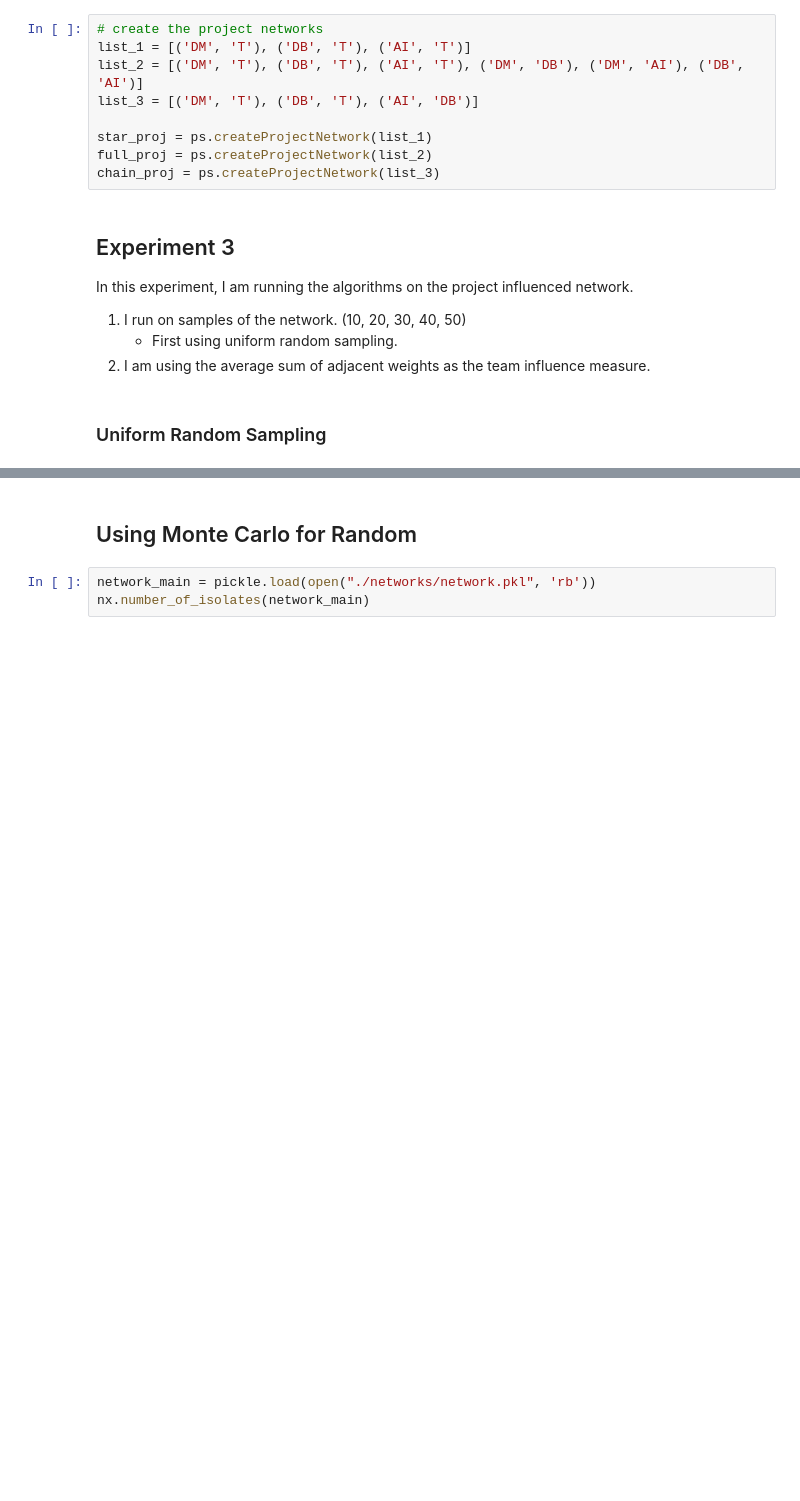
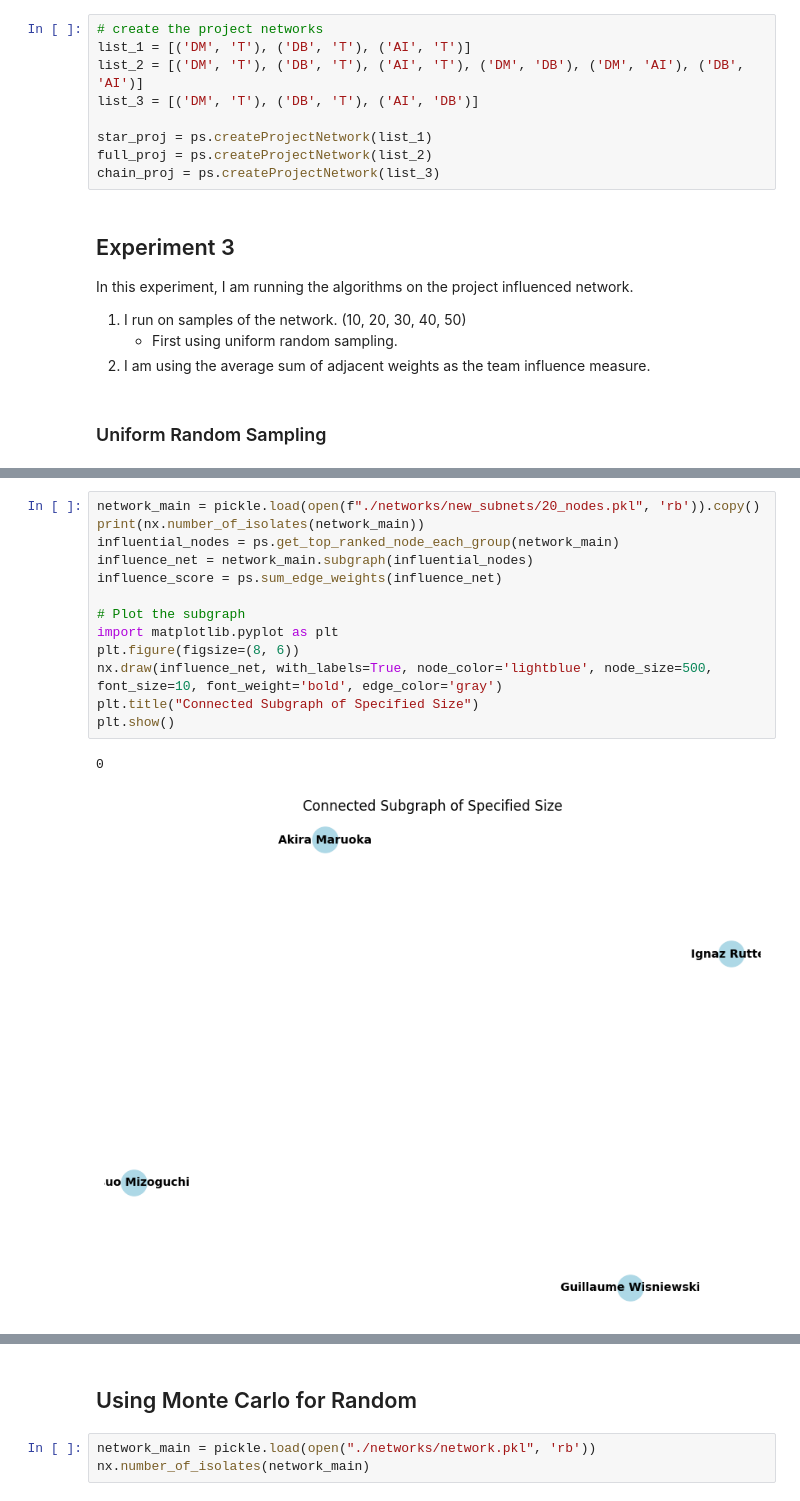
Before and after one commit to twumasimb/DBLP-Analysis, a Jupyter notebook: experiment_3.ipynb, the cells around one changed output, grey strips where cells are left out. Cells and saved outputs as stored; diff of their text form; blank space fills up the shorter version.

```diff
--- a/experiment_3.ipynb
+++ b/experiment_3.ipynb
@@ -154,2 +154,18 @@ Team :T, Node: Patrice Enjalbert, Rank: 1
 
 --------      Using Random Strategy     -------
+# %%
+network_main = pickle.load(open(f"./networks/new_subnets/20_nodes.pkl", 'rb')).copy()
+print(nx.number_of_isolates(network_main))
+influential_nodes = ps.get_top_ranked_node_each_group(network_main)
+influence_net = network_main.subgraph(influential_nodes)
+influence_score = ps.sum_edge_weights(influence_net)
+
+# Plot the subgraph
+import matplotlib.pyplot as plt
+plt.figure(figsize=(8, 6))
+nx.draw(influence_net, with_labels=True, node_color='lightblue', node_size=500, font_size=10, font_weight='bold', edge_color='gray')
+plt.title("Connected Subgraph of Specified Size")
+plt.show()
+# %% [output]
+0
+[figure, added]
```
Also changed, not shown: parts of 4 cells of this notebook, 7 other files.
